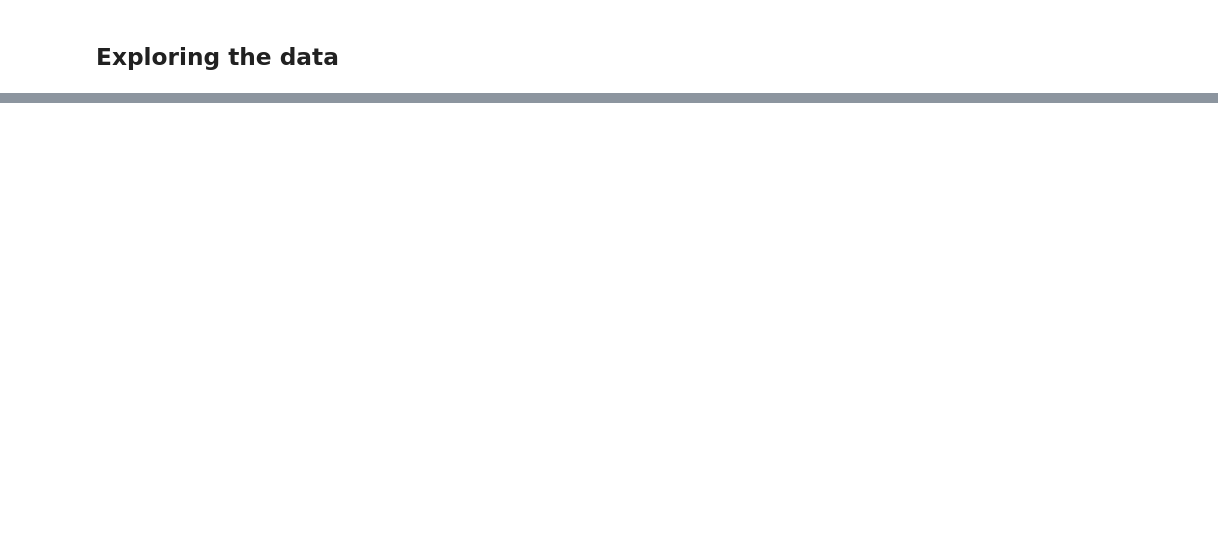
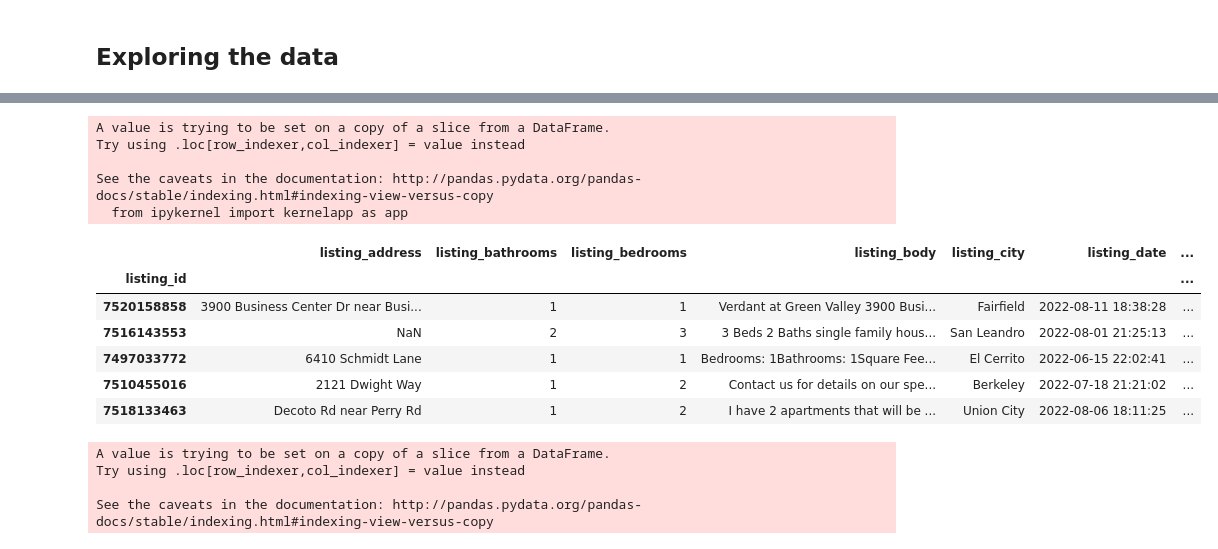
Before and after one commit to melissavhan/Craigslist-Rent-Prediction, a Jupyter notebook: notebooks/Craigslist_Data_Wrangling .ipynb, the cells around one changed output, grey strips where cells are left out. Drawn from its saved outputs; the diff is of its cells as text; code cells hidden in the pictures; blank space fills up the shorter version.

```diff
--- a/notebooks/Craigslist_Data_Wrangling .ipynb
+++ b/notebooks/Craigslist_Data_Wrangling .ipynb
@@ -71,0 +210,4 @@ Total number of duplicates by listing title: 2012
+# %%
+# Trim trailing spaces on string values in listing_bathrooms
+df['listing_bathrooms'] = df['listing_bathrooms'].map(lambda x: x.strip())
+df['listing_bathrooms'].unique()
@@ -71,0 +233,7 @@ Total number of duplicates by listing title: 2012
+# %%
+# 1 split bathroom is the same as 1 bathroom, so convert 'split' to type '1'
+df['listing_bathrooms'][df['listing_bathrooms'] == 'split'] = '1'
+
+# Since these are the only inputs for bathroom in the craigslist UI, lump all bathrooms > 3 into a single type '3+'
+extra_bath = ['3.5','4','4.5','5','5.5','6','6.5','7','7.5','8','8.5','9+']
+df['listing_bathrooms'][df['listing_bathrooms'].isin(extra_bath)] = '3+'
@@ -71,0 +267,6 @@ Total number of duplicates by listing title: 2012
+# %%
+df['listing_sqft'].describe()
+# Drop sqft values that are too small or too big (the 94103 is clearly a zip code)
+sqft_min = 10
+sqft_max = 30000
+df = df.loc[(df.listing_sqft > sqft_min) & (df.listing_sqft < sqft_max)]
@@ -71,0 +275,34 @@ Total number of duplicates by listing title: 2012
+# %%
+# Convert listing_info from string of values to a list of values
+df['listing_info_split'] = df['listing_info'].apply(lambda x: x.strip().split("  "))
+# %% [output]
+A value is trying to be set on a copy of a slice from a DataFrame.
+Try using .loc[row_indexer,col_indexer] = value instead
+
+See the caveats in the documentation: http://pandas.pydata.org/pandas-docs/stable/indexing.html#indexing-view-versus-copy
+  from ipykernel import kernelapp as app
+# %%
+df.head()
+# %% [output]
+|  | listing_address | listing_bathrooms | listing_bedrooms | listing_body | listing_city | listing_date | ... |
+| listing_id |  |  |  |  |  |  | ... |
+| 7520158858 | 3900 Business Center Dr near Busi... | 1 | 1 | Verdant at Green Valley 3900 Busi... | Fairfield | 2022-08-11 18:38:28 | ... |
+| 7516143553 | NaN | 2 | 3 | 3 Beds 2 Baths single family hous... | San Leandro | 2022-08-01 21:25:13 | ... |
+| 7497033772 | 6410 Schmidt Lane | 1 | 1 | Bedrooms: 1Bathrooms: 1Square Fee... | El Cerrito | 2022-06-15 22:02:41 | ... |
+| 7510455016 | 2121 Dwight Way | 1 | 2 | Contact us for details on our spe... | Berkeley | 2022-07-18 21:21:02 | ... |
+| 7518133463 | Decoto Rd near Perry Rd | 1 | 2 | I have 2 apartments that will be ... | Union City | 2022-08-06 18:11:25 | ... |
+# %%
+def get_listing_info_feature(listing_info_split, target_info):
+    for info in listing_info_split:
+        if info == target_info:
+            return 1
+    return 0
+
+
+for target_info, column in LISTING_INFO_TO_COLUMN.items():
+    df[column] = df['listing_info_split'].apply(lambda x: get_listing_info_feature(x, target_info))
+# %% [output]
+A value is trying to be set on a copy of a slice from a DataFrame.
+Try using .loc[row_indexer,col_indexer] = value instead
+
+See the caveats in the documentation: http://pandas.pydata.org/pandas-docs/stable/indexing.html#indexing-view-versus-copy
```
Also changed, not shown: parts of 33 cells of this notebook, 1 other file.
